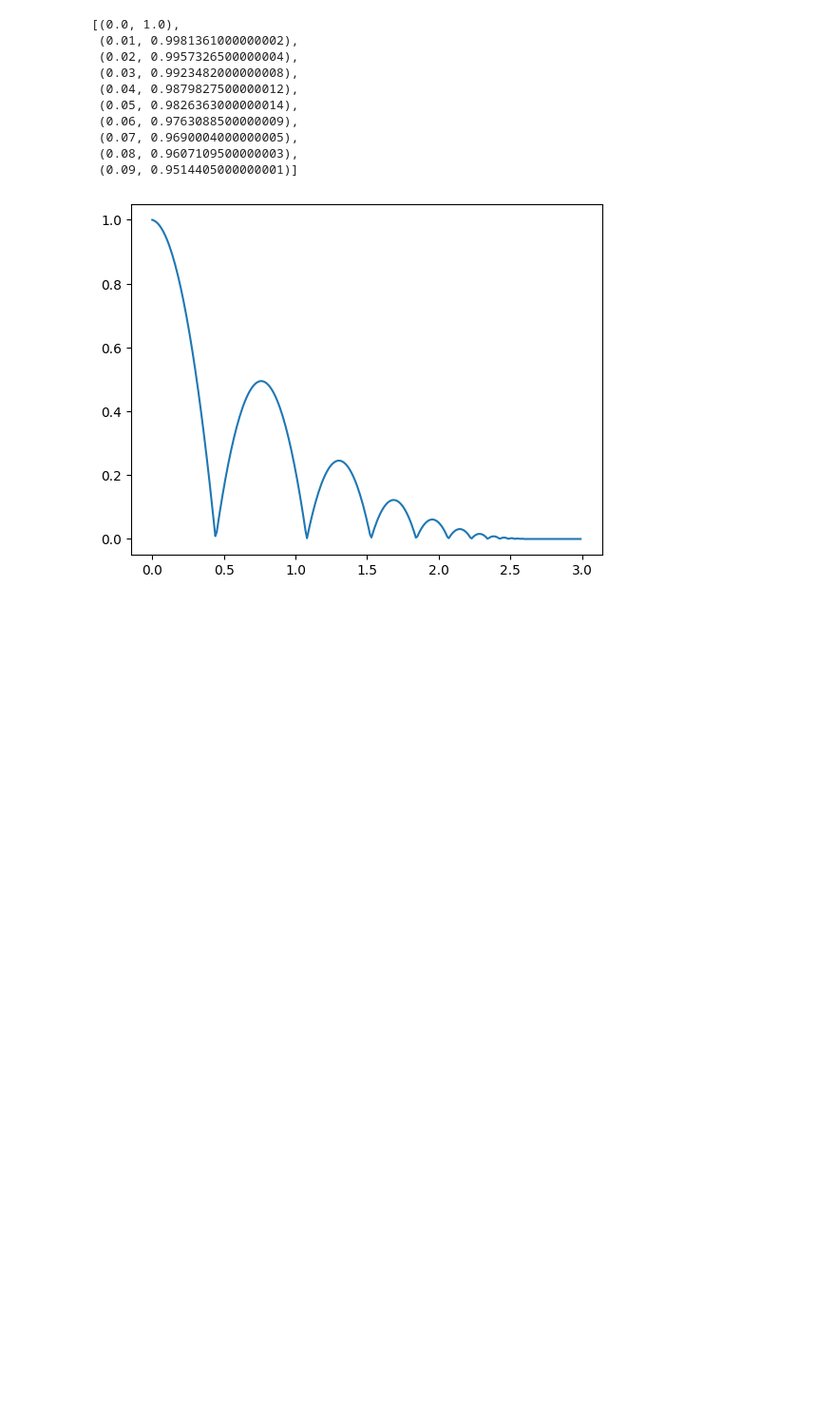
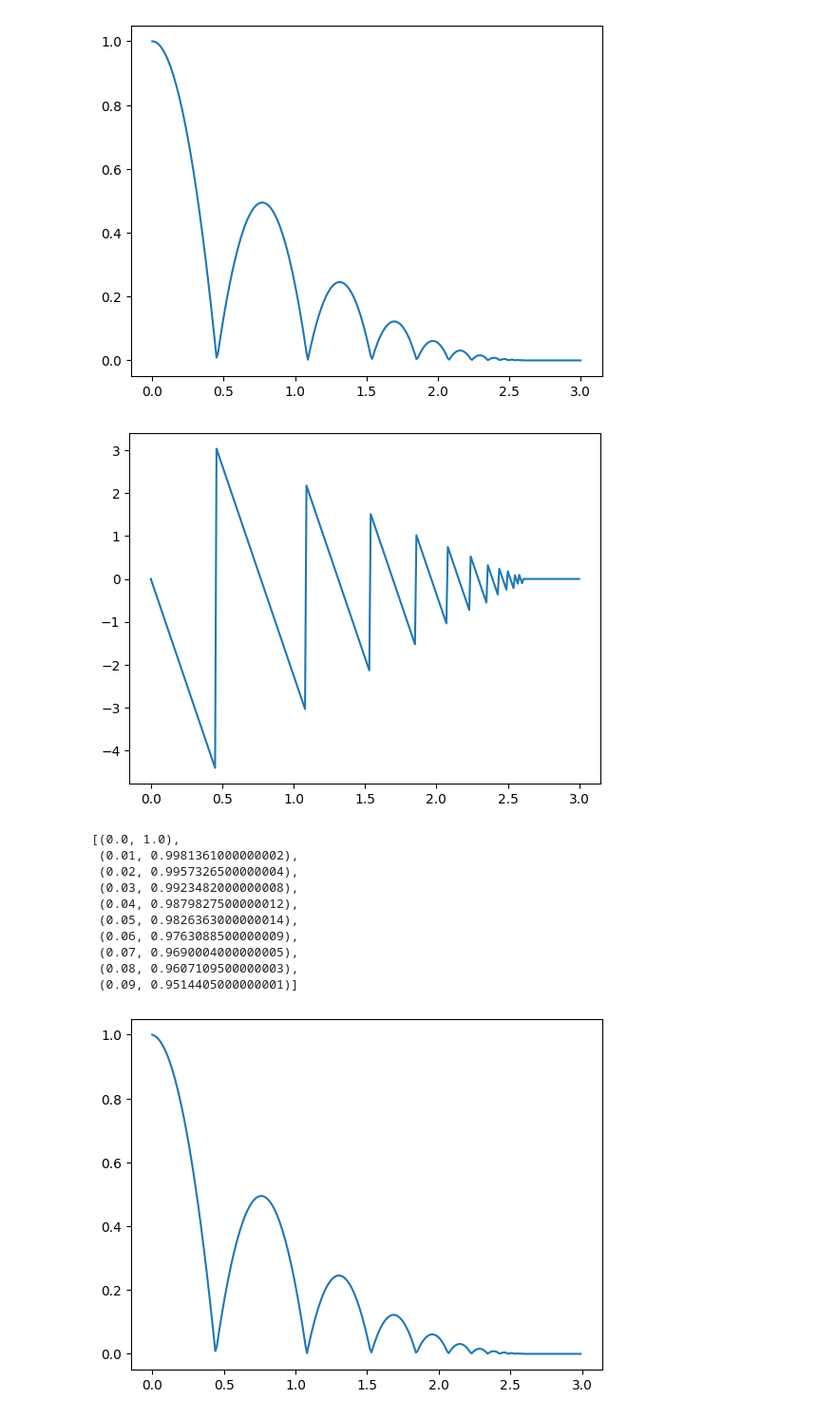
Before and after one commit to lbm98/devs-fmu, a Jupyter notebook: notebooks/bouncing_ball.ipynb, the cells around one changed output. Shown at 95% size. Saved outputs shown, nothing was run; the diff lists cells and outputs as text; code cells hidden in the pictures; blank space fills up the shorter version.

```diff
--- a/notebooks/bouncing_ball.ipynb
+++ b/notebooks/bouncing_ball.ipynb
@@ -5,3 +7,40 @@ sys.path.append('../devs-fmu')
+# %%
+from fmpy import simulate_fmu
+
+from config import FMU_ROOT
+
+def simulate_default():
+    filename = FMU_ROOT / '2.0/BouncingBall.fmu'
+
+    result = simulate_fmu(
+        filename=filename,
+        stop_time=3,
+        fmi_type='CoSimulation'
+    )
+
+    return result
+
+def plot_default():
+    result = simulate_default()
+
+    time_data = []
+    height_data = []
+    velocity_data = []
+    for row in result:
+        time_data.append(row[0])
+        height_data.append(row[1])
+        velocity_data.append(row[2])
+
+    plt.plot(time_list, height_list)
+    plt.show()
+
+    plt.plot(time_list, velocity_list)
+    plt.show()
+# %%
+plot_default()
+# %% [output]
+[figure, added]
+[figure, added]
 # %%
 from datetime import timedelta
 
```
Also changed, not shown: parts of 5 cells of this notebook, 4 other files.
